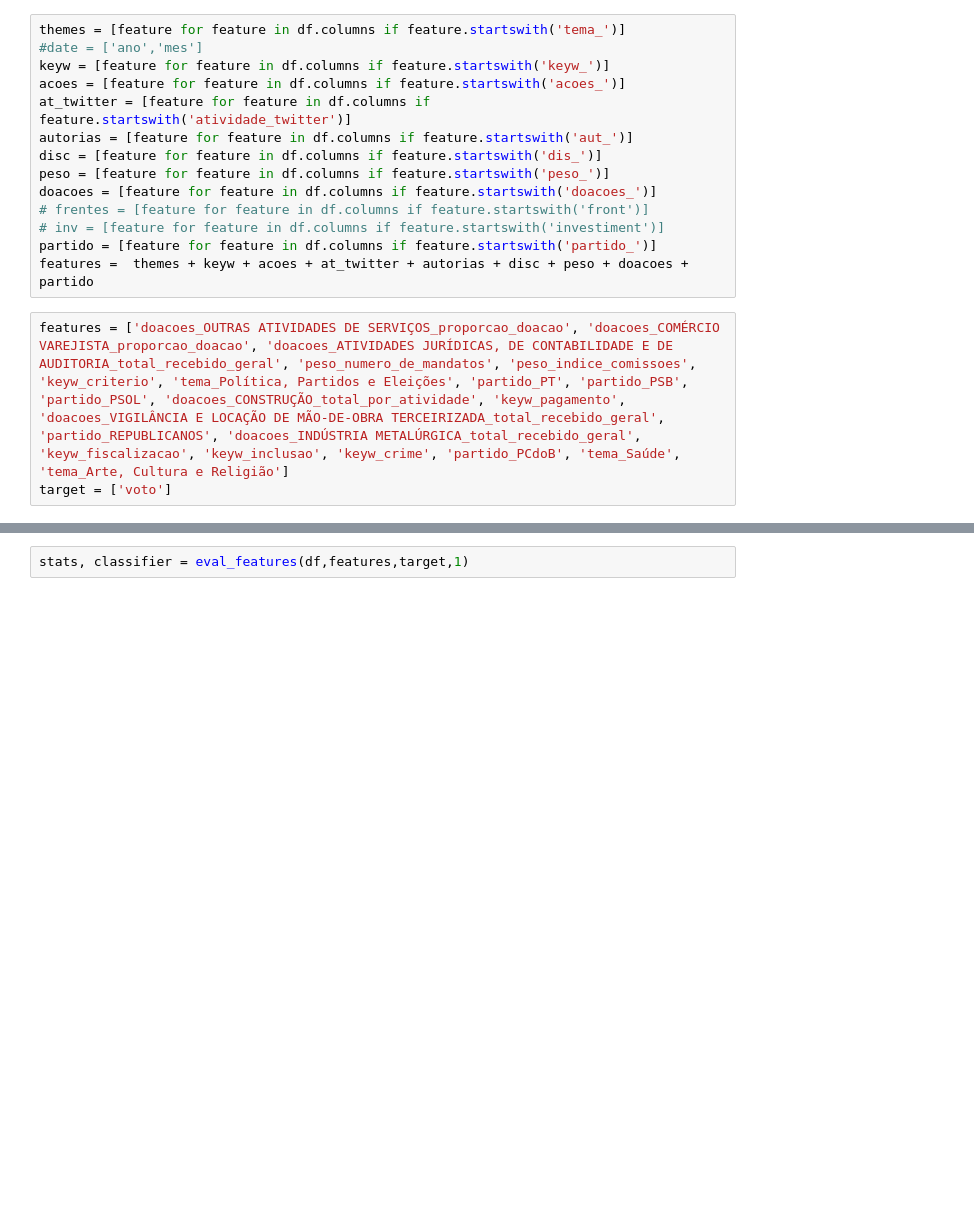
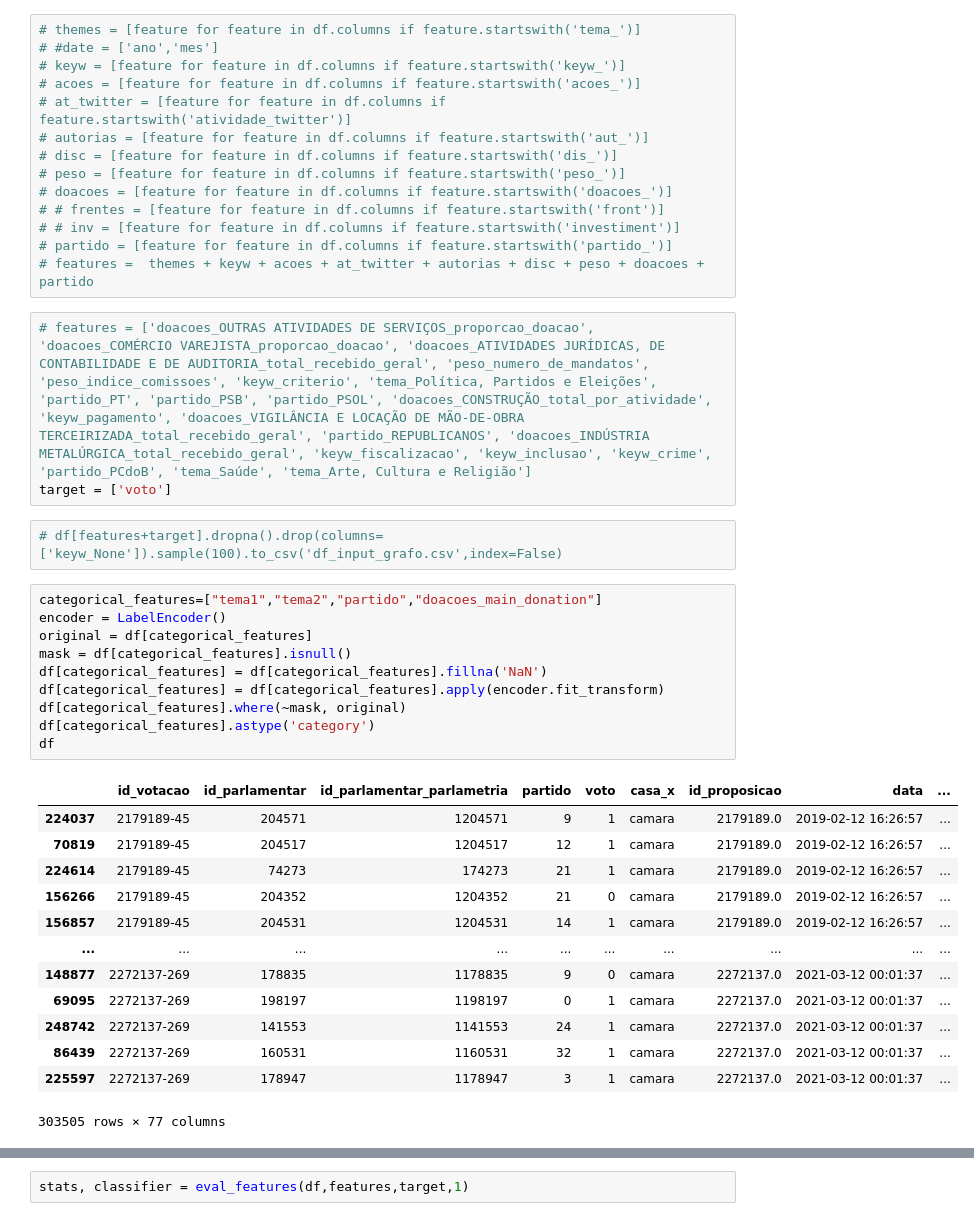
Before and after one commit to LarissaGomes/project-causalityML, a Jupyter notebook: notebooks/modeling.ipynb, the cells around one changed output, grey strips where cells are left out. Cells and saved outputs as stored; diff of their text form; blank space fills up the shorter version.

```diff
--- a/notebooks/modeling.ipynb
+++ b/notebooks/modeling.ipynb
@@ -36,20 +74,46 @@ df
 # %%
-themes = [feature for feature in df.columns if feature.startswith('tema_')]
-#date = ['ano','mes']
-keyw = [feature for feature in df.columns if feature.startswith('keyw_')]
-acoes = [feature for feature in df.columns if feature.startswith('acoes_')]
-at_twitter = [feature for feature in df.columns if feature.startswith('atividade_twitter')]
-autorias = [feature for feature in df.columns if feature.startswith('aut_')]
-disc = [feature for feature in df.columns if feature.startswith('dis_')]
-peso = [feature for feature in df.columns if feature.startswith('peso_')]
-doacoes = [feature for feature in df.columns if feature.startswith('doacoes_')]
-# frentes = [feature for feature in df.columns if feature.startswith('front')]
-# inv = [feature for feature in df.columns if feature.startswith('investiment')]
-partido = [feature for feature in df.columns if feature.startswith('partido_')]
-features =  themes + keyw + acoes + at_twitter + autorias + disc + peso + doacoes + partido
+# themes = [feature for feature in df.columns if feature.startswith('tema_')]
+# #date = ['ano','mes']
+# keyw = [feature for feature in df.columns if feature.startswith('keyw_')]
+# acoes = [feature for feature in df.columns if feature.startswith('acoes_')]
+# at_twitter = [feature for feature in df.columns if feature.startswith('atividade_twitter')]
+# autorias = [feature for feature in df.columns if feature.startswith('aut_')]
+# disc = [feature for feature in df.columns if feature.startswith('dis_')]
+# peso = [feature for feature in df.columns if feature.startswith('peso_')]
+# doacoes = [feature for feature in df.columns if feature.startswith('doacoes_')]
+# # frentes = [feature for feature in df.columns if feature.startswith('front')]
+# # inv = [feature for feature in df.columns if feature.startswith('investiment')]
+# partido = [feature for feature in df.columns if feature.startswith('partido_')]
+# features =  themes + keyw + acoes + at_twitter + autorias + disc + peso + doacoes + partido
 # %%
-features = ['doacoes_OUTRAS ATIVIDADES DE SERVIÇOS_proporcao_doacao', 'doacoes_COMÉRCIO VAREJISTA_proporcao_doacao', 'doacoes_ATIVIDADES JURÍDICAS, DE CONTABILIDADE E DE AUDITORIA_total_recebido_geral', 'peso_numero_de_mandatos', 'peso_indice_comissoes', 'keyw_criterio', 'tema_Política, Partidos e Eleições', 'partido_PT', 'partido_PSB', 'partido_PSOL', 'doacoes_CONSTRUÇÃO_total_por_atividade', 'keyw_pagamento', 'doacoes_VIGILÂNCIA E LOCAÇÃO DE MÃO-DE-OBRA TERCEIRIZADA_total_recebido_geral', 'partido_REPUBLICANOS', 'doacoes_INDÚSTRIA METALÚRGICA_total_recebido_geral', 'keyw_fiscalizacao', 'keyw_inclusao', 'keyw_crime', 'partido_PCdoB', 'tema_Saúde', 'tema_Arte, Cultura e Religião']
+# features = ['doacoes_OUTRAS ATIVIDADES DE SERVIÇOS_proporcao_doacao', 'doacoes_COMÉRCIO VAREJISTA_proporcao_doacao', 'doacoes_ATIVIDADES JURÍDICAS, DE CONTABILIDADE E DE AUDITORIA_total_recebido_geral', 'peso_numero_de_mandatos', 'peso_indice_comissoes', 'keyw_criterio', 'tema_Política, Partidos e Eleições', 'partido_PT', 'partido_PSB', 'partido_PSOL', 'doacoes_CONSTRUÇÃO_total_por_atividade', 'keyw_pagamento', 'doacoes_VIGILÂNCIA E LOCAÇÃO DE MÃO-DE-OBRA TERCEIRIZADA_total_recebido_geral', 'partido_REPUBLICANOS', 'doacoes_INDÚSTRIA METALÚRGICA_total_recebido_geral', 'keyw_fiscalizacao', 'keyw_inclusao', 'keyw_crime', 'partido_PCdoB', 'tema_Saúde', 'tema_Arte, Cultura e Religião']
 target = ['voto']
+# %%
+# df[features+target].dropna().drop(columns=['keyw_None']).sample(100).to_csv('df_input_grafo.csv',index=False)
+# %%
+categorical_features=["tema1","tema2","partido","doacoes_main_donation"]
+encoder = LabelEncoder()
+original = df[categorical_features]
+mask = df[categorical_features].isnull()
+df[categorical_features] = df[categorical_features].fillna('NaN')
+df[categorical_features] = df[categorical_features].apply(encoder.fit_transform)
+df[categorical_features].where(~mask, original)
+df[categorical_features].astype('category')
+df
+# %% [output]
+|  | id_votacao | id_parlamentar | id_parlamentar_parlametria | partido | voto | casa_x | id_proposicao | data | ... |
+| 224037 | 2179189-45 | 204571 | 1204571 | 9 | 1 | camara | 2179189.0 | 2019-02-12 16:26:57 | ... |
+| 70819 | 2179189-45 | 204517 | 1204517 | 12 | 1 | camara | 2179189.0 | 2019-02-12 16:26:57 | ... |
+| 224614 | 2179189-45 | 74273 | 174273 | 21 | 1 | camara | 2179189.0 | 2019-02-12 16:26:57 | ... |
+| 156266 | 2179189-45 | 204352 | 1204352 | 21 | 0 | camara | 2179189.0 | 2019-02-12 16:26:57 | ... |
+| 156857 | 2179189-45 | 204531 | 1204531 | 14 | 1 | camara | 2179189.0 | 2019-02-12 16:26:57 | ... |
+| ... | ... | ... | ... | ... | ... | ... | ... | ... | ... |
+| 148877 | 2272137-269 | 178835 | 1178835 | 9 | 0 | camara | 2272137.0 | 2021-03-12 00:01:37 | ... |
+| 69095 | 2272137-269 | 198197 | 1198197 | 0 | 1 | camara | 2272137.0 | 2021-03-12 00:01:37 | ... |
+| 248742 | 2272137-269 | 141553 | 1141553 | 24 | 1 | camara | 2272137.0 | 2021-03-12 00:01:37 | ... |
+| 86439 | 2272137-269 | 160531 | 1160531 | 32 | 1 | camara | 2272137.0 | 2021-03-12 00:01:37 | ... |
+| 225597 | 2272137-269 | 178947 | 1178947 | 3 | 1 | camara | 2272137.0 | 2021-03-12 00:01:37 | ... |
+303505 rows × 77 columns
 # %%
 DEFAULT_LGB_PARAMS = {
     "max_bin": 512,
```
Also changed, not shown: parts of 10 cells of this notebook, 1 other file.
